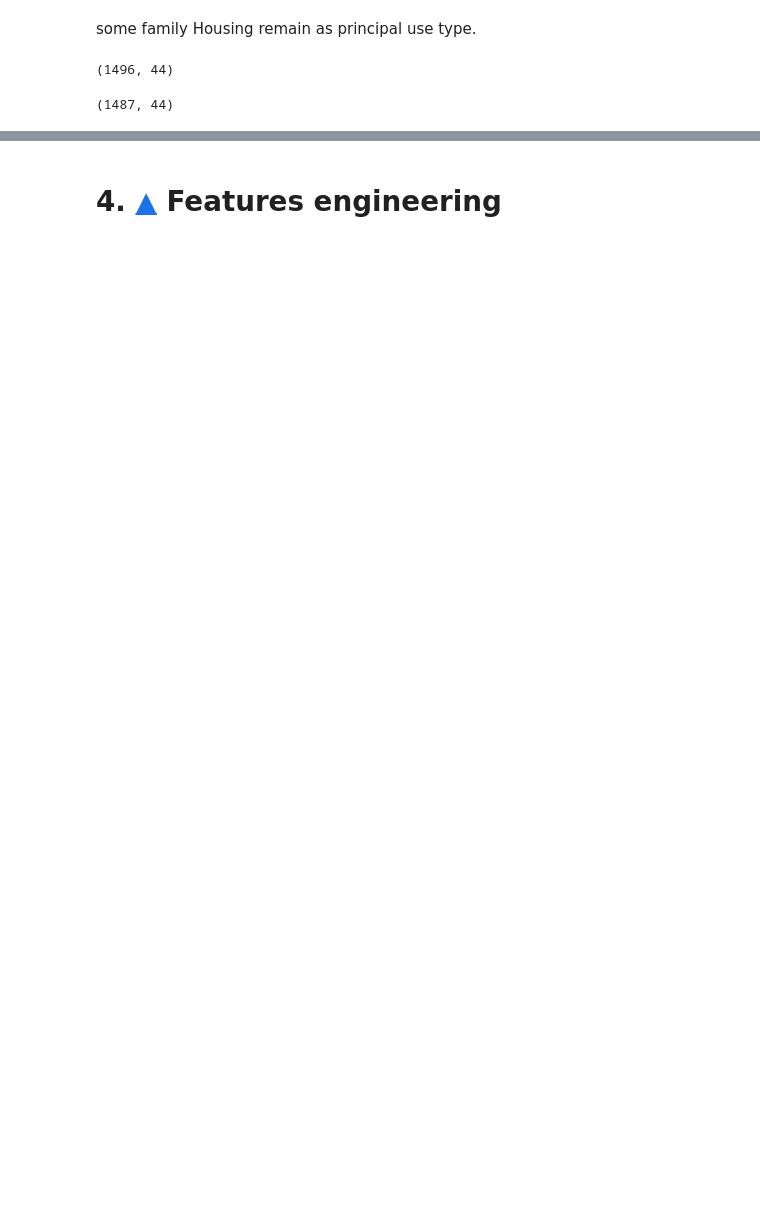
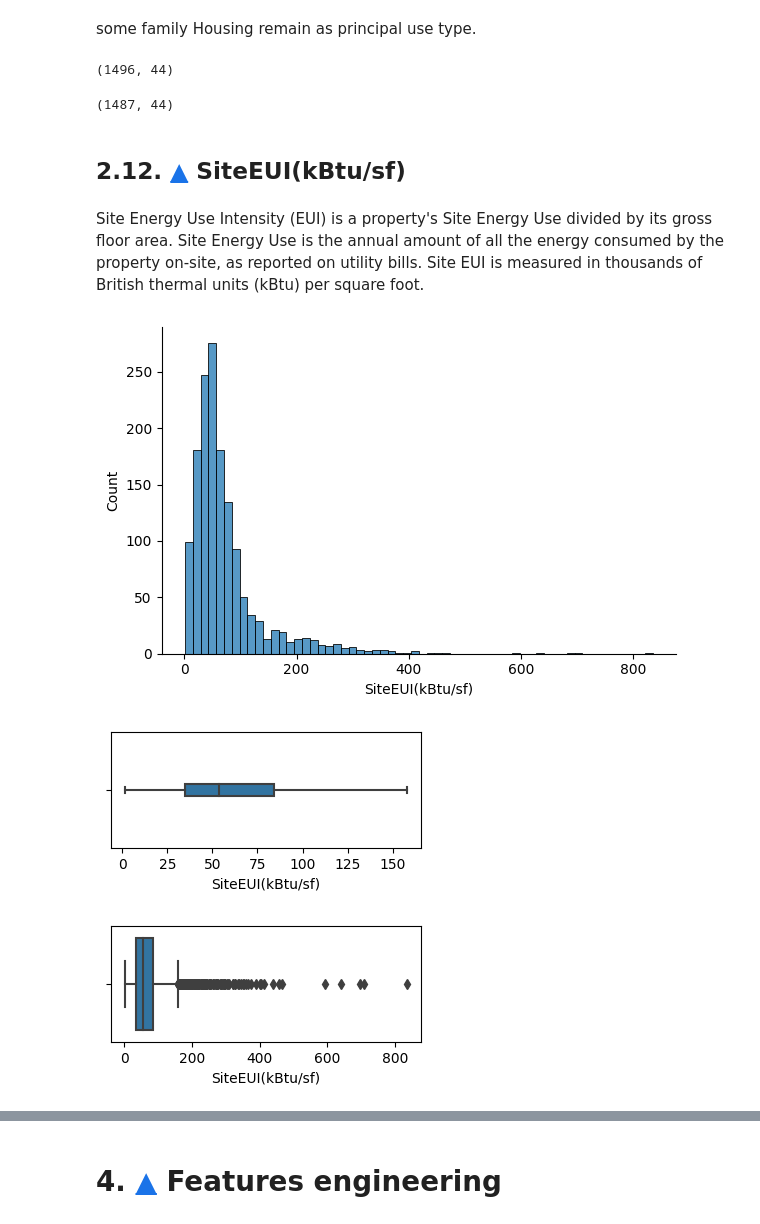
Before and after one commit to JulienfLeBoucher/OC_environmental_predictions, a Jupyter notebook: exploration_notebook.ipynb, the cells around one changed output, grey strips where cells are left out. Drawn from its saved outputs; the diff is of its cells as text; code cells hidden in the pictures; blank space fills up the shorter version.

```diff
--- a/exploration_notebook.ipynb
+++ b/exploration_notebook.ipynb
@@ -1012,3 +1067,21 @@ data = data.loc[~((data.PrimaryPropertyType == 'Mixed Use Property')
 data.shape
 # %% [output]
 (1487, 44)
+# %% [markdown]
+## 2.12.  [&#9650;](#toc0_) <a id='toc2_12_'></a>SiteEUI(kBtu/sf)
+# %% [markdown]
+Site Energy Use Intensity (EUI) is a property's Site Energy Use divided by its gross floor area. Site Energy Use is the annual amount of all the energy consumed by the property on-site, as reported on utility bills. Site EUI is measured in thousands of British thermal units (kBtu) per square foot.
+# %%
+ft = 'SiteEUI(kBtu/sf)'
+sns.displot(data=data, x=ft, height= 4, aspect=1.5, bins=60)
+plt.show()
+plt.figure(figsize=(4, 1.5))
+sns.boxplot(data=data, x=ft, showfliers=False, width=0.1)
+plt.show()
+plt.figure(figsize=(4, 1.5))
+sns.boxplot(data=data, x=ft, showfliers=True)
+plt.show()
+# %% [output]
+[figure, added]
+[figure, added]
+[figure, added]
```
Also changed, not shown: parts of 116 cells of this notebook.
